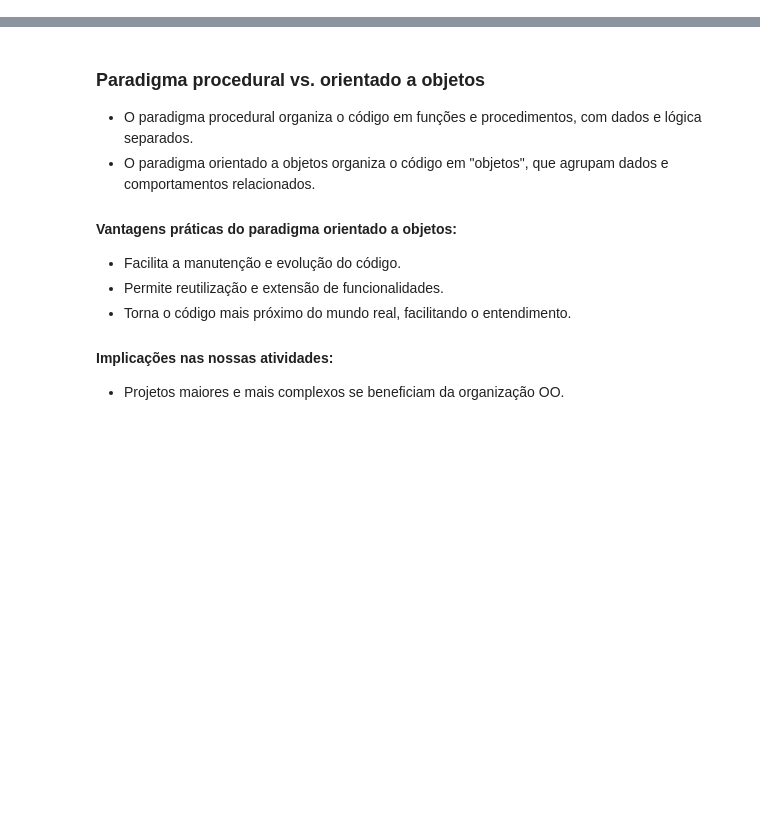
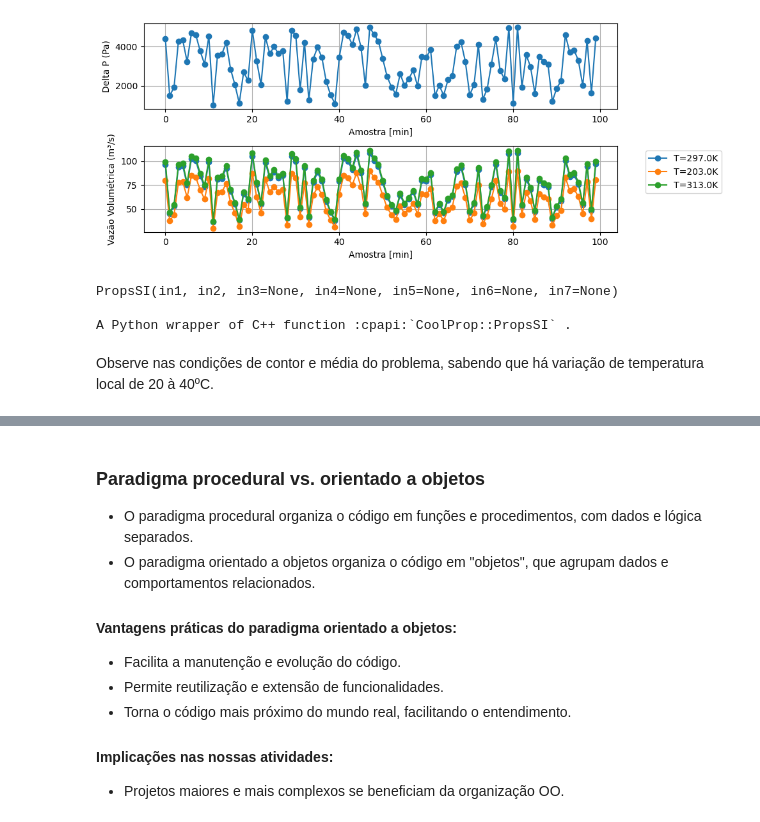
Before and after one commit to naclavijov/EngeData-POO, a Jupyter notebook: Módulo 1 - PP vs POO/Módulo 1 - PP vs POO.ipynb, the cells around one changed output, grey strips where cells are left out. Drawn from its saved outputs; the diff is of its cells as text; code cells hidden in the pictures; blank space fills up the shorter version.

```diff
--- a/Módulo 1 - PP vs POO/Módulo 1 - PP vs POO.ipynb
+++ b/Módulo 1 - PP vs POO/Módulo 1 - PP vs POO.ipynb
@@ -54,0 +250,28 @@ def calcula_vazao_massica(Cd : float, Y: float, deltaP: float, rho: float) -> fl
+# %%
+fig, axs = plt.subplots(2, 1, figsize=(10, 4))
+axs[0].plot(sinal_delta_P, 'o-')
+axs[0].set_xlabel('Amostra [min]')
+axs[0].set_ylabel('Delta P (Pa)')
+axs[0].grid()
+for T in [297, 203, 313]:
+    axs[1].plot(calcula_vazao_volumetrica(Cd, Y, A, sinal_delta_P,
+                                          rho_gas_ideal(1e4-sinal_delta_P, mm_methane, T)),
+                'o-',
+                label='T={:.1f}K'.format(T))
+axs[1].set_xlabel('Amostra [min]')
+axs[1].set_ylabel('Vazão Volumétrica (m³/s)')
+axs[1].grid()
+plt.legend(loc='upper left', bbox_to_anchor=(1.05, 1))
+plt.tight_layout()
+plt.show()
+# %% [output]
+[figure, added]
+# %%
+from CoolProp.CoolProp import PropsSI
+print(PropsSI.__doc__)
+# %% [output]
+PropsSI(in1, in2, in3=None, in4=None, in5=None, in6=None, in7=None)
+
+A Python wrapper of C++ function :cpapi:`CoolProp::PropsSI` .
+# %% [markdown]
+Observe nas condições de contor e média do problema, sabendo que há variação de temperatura local de 20 à 40ºC.
```
Also changed, not shown: parts of 35 cells of this notebook, 2 other files.
